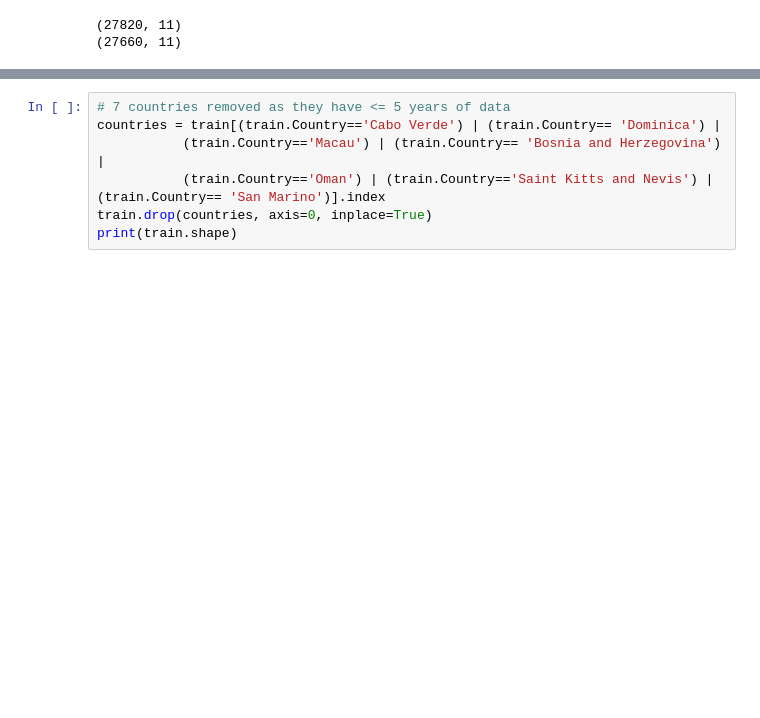
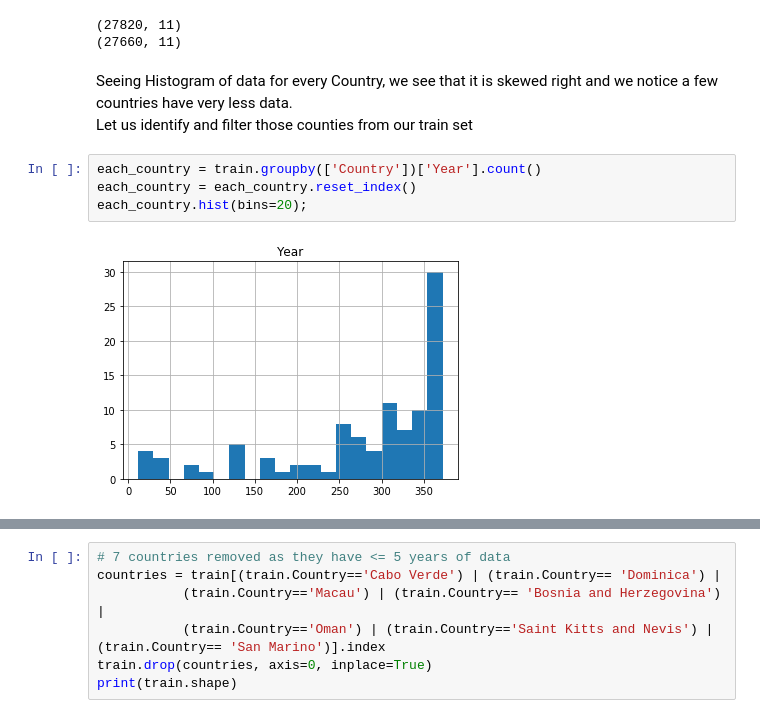
Before and after one commit to vaishali-vcs/DataScienceFoundation_Project, a Jupyter notebook: SuicideDataAnalysis.ipynb, the cells around one changed output, grey strips where cells are left out. Saved outputs shown, nothing was run; the diff lists cells and outputs as text; blank space fills up the shorter version.

```diff
--- a/SuicideDataAnalysis.ipynb
+++ b/SuicideDataAnalysis.ipynb
@@ -48,3 +121,11 @@ train['Age']= train.Age.str.replace(' years','')
 # %% [output]
 (27820, 11)
 (27660, 11)
+# %% [markdown]
+Seeing Histogram of data for every Country, we see that it is skewed right and we notice a few countries have very less data.<br> Let us identify and filter those counties from our train set
+# %%
+each_country = train.groupby(['Country'])['Year'].count()
+each_country = each_country.reset_index()
+each_country.hist(bins=20);
+# %% [output]
+[figure, added]
```
Also changed, not shown: parts of 113 cells of this notebook.
